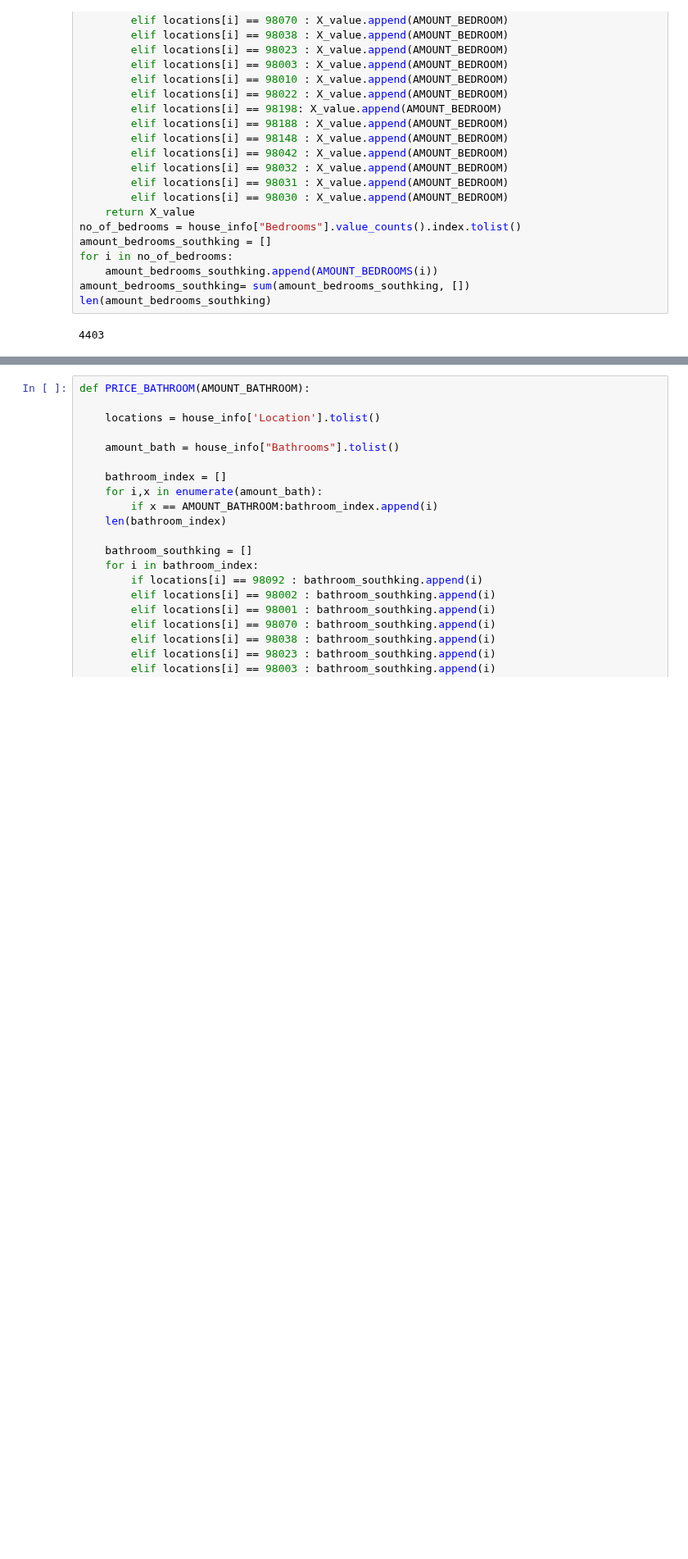
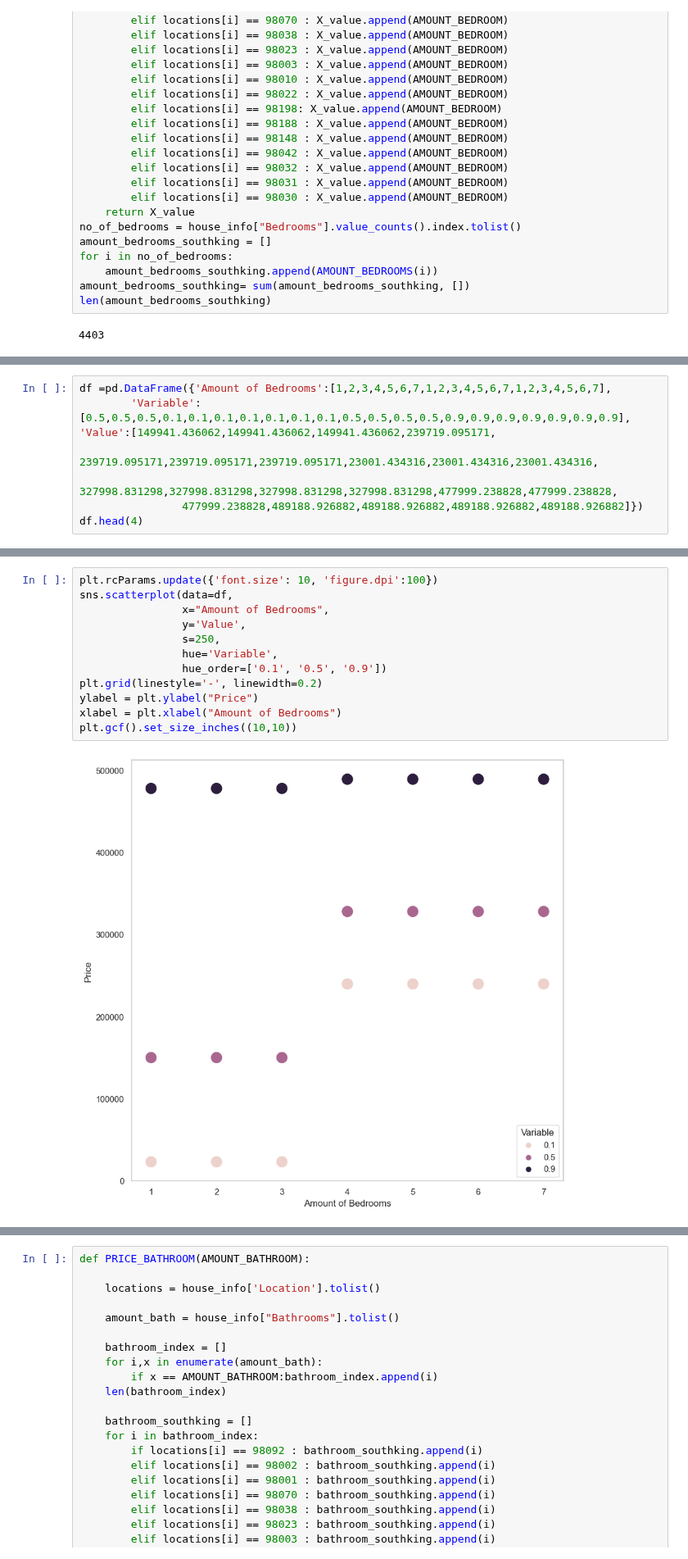
Before and after one commit to ruth-maker/file, a Jupyter notebook: House sales.ipynb, the cells around one changed output, grey strips where cells are left out. Shown at 82% size. Saved outputs shown, nothing was run; the diff lists cells and outputs as text; blank space fills up the shorter version.

```diff
--- a/House sales.ipynb
+++ b/House sales.ipynb
@@ -1259,0 +1334,8 @@ plt.show()
+# %%
+df =pd.DataFrame({'Amount of Bedrooms':[1,2,3,4,5,6,7,1,2,3,4,5,6,7,1,2,3,4,5,6,7],
+        'Variable':[0.5,0.5,0.5,0.1,0.1,0.1,0.1,0.1,0.1,0.1,0.5,0.5,0.5,0.5,0.9,0.9,0.9,0.9,0.9,0.9,0.9],
+'Value':[149941.436062,149941.436062,149941.436062,239719.095171,
+                239719.095171,239719.095171,239719.095171,23001.434316,23001.434316,23001.434316,
+                327998.831298,327998.831298,327998.831298,327998.831298,477999.238828,477999.238828,
+                477999.238828,489188.926882,489188.926882,489188.926882,489188.926882]})
+df.head(4)
@@ -1259,0 +1348,14 @@ plt.show()
+# %%
+plt.rcParams.update({'font.size': 10, 'figure.dpi':100})
+sns.scatterplot(data=df,
+                x="Amount of Bedrooms",
+                y='Value',
+                s=250,
+                hue='Variable',
+                hue_order=['0.1', '0.5', '0.9'])
+plt.grid(linestyle='-', linewidth=0.2)
+ylabel = plt.ylabel("Price")
+xlabel = plt.xlabel("Amount of Bedrooms")
+plt.gcf().set_size_inches((10,10))
+# %% [output]
+[figure, added]
```
Also changed, not shown: parts of 18 cells of this notebook.
